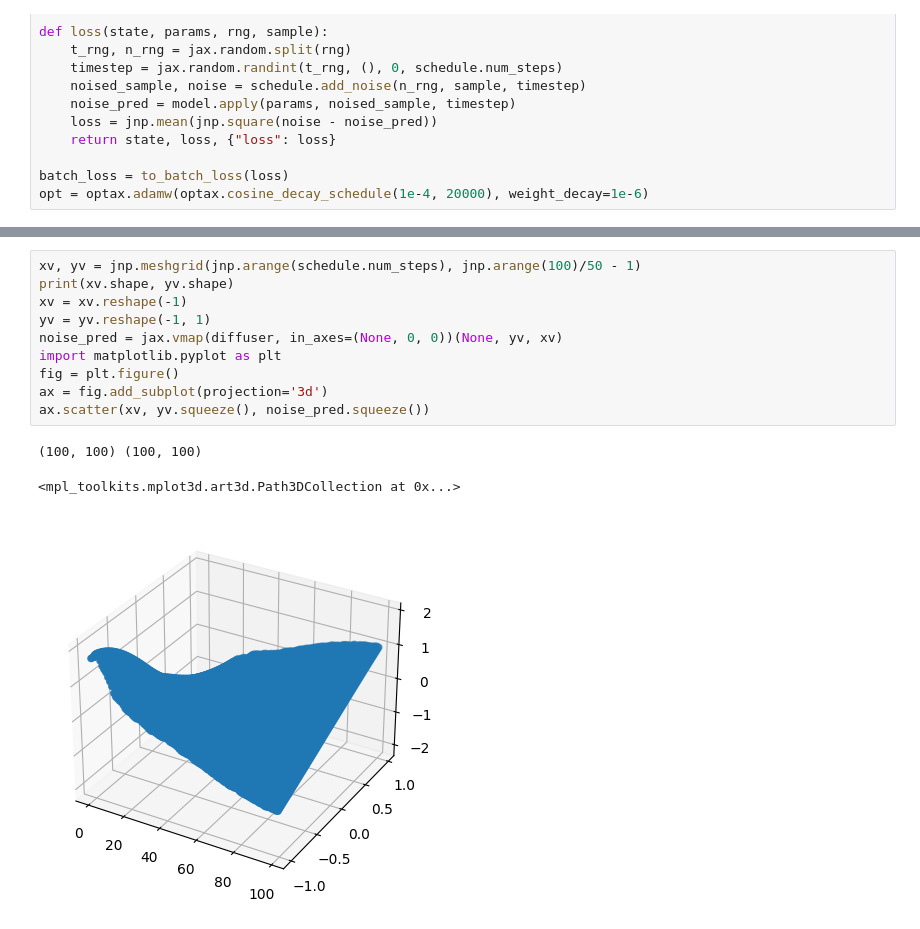
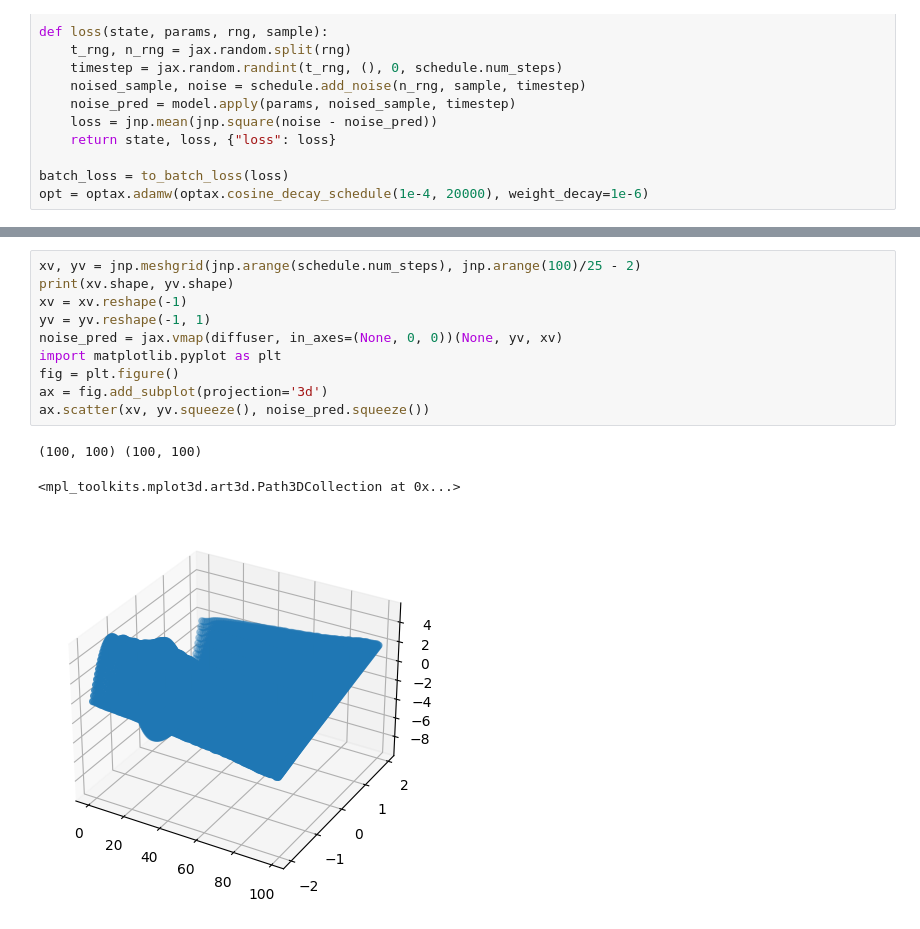
Before and after one commit to foundry-ai/foundry, a Jupyter notebook: notebooks/diffusion.ipynb, the cells around one changed output, grey strips where cells are left out. Drawn from its saved outputs; the diff is of its cells as text.

```diff
--- a/notebooks/diffusion.ipynb
+++ b/notebooks/diffusion.ipynb
@@ -136,17 +133,17 @@ plot_samples(samples)
 # %%
-xv, yv = jnp.meshgrid(jnp.arange(schedule.num_steps), jnp.arange(100)/50 - 1)
+xv, yv = jnp.meshgrid(jnp.arange(schedule.num_steps), jnp.arange(100)/25 - 2)
 print(xv.shape, yv.shape)
 xv = xv.reshape(-1)
 yv = yv.reshape(-1, 1)
 noise_pred = jax.vmap(diffuser, in_axes=(None, 0, 0))(None, yv, xv)
 import matplotlib.pyplot as plt
 fig = plt.figure()
 ax = fig.add_subplot(projection='3d')
 ax.scatter(xv, yv.squeeze(), noise_pred.squeeze())
 # %% [output]
 (100, 100) (100, 100)
 <mpl_toolkits.mplot3d.art3d.Path3DCollection at 0x...>
-[figure, old version]
+[figure, new version]
 # %%
 def plot_trajectories(trajs):
     T = trajs.shape[1]
```
Also changed, not shown: parts of 5 cells of this notebook, 21 other files.
